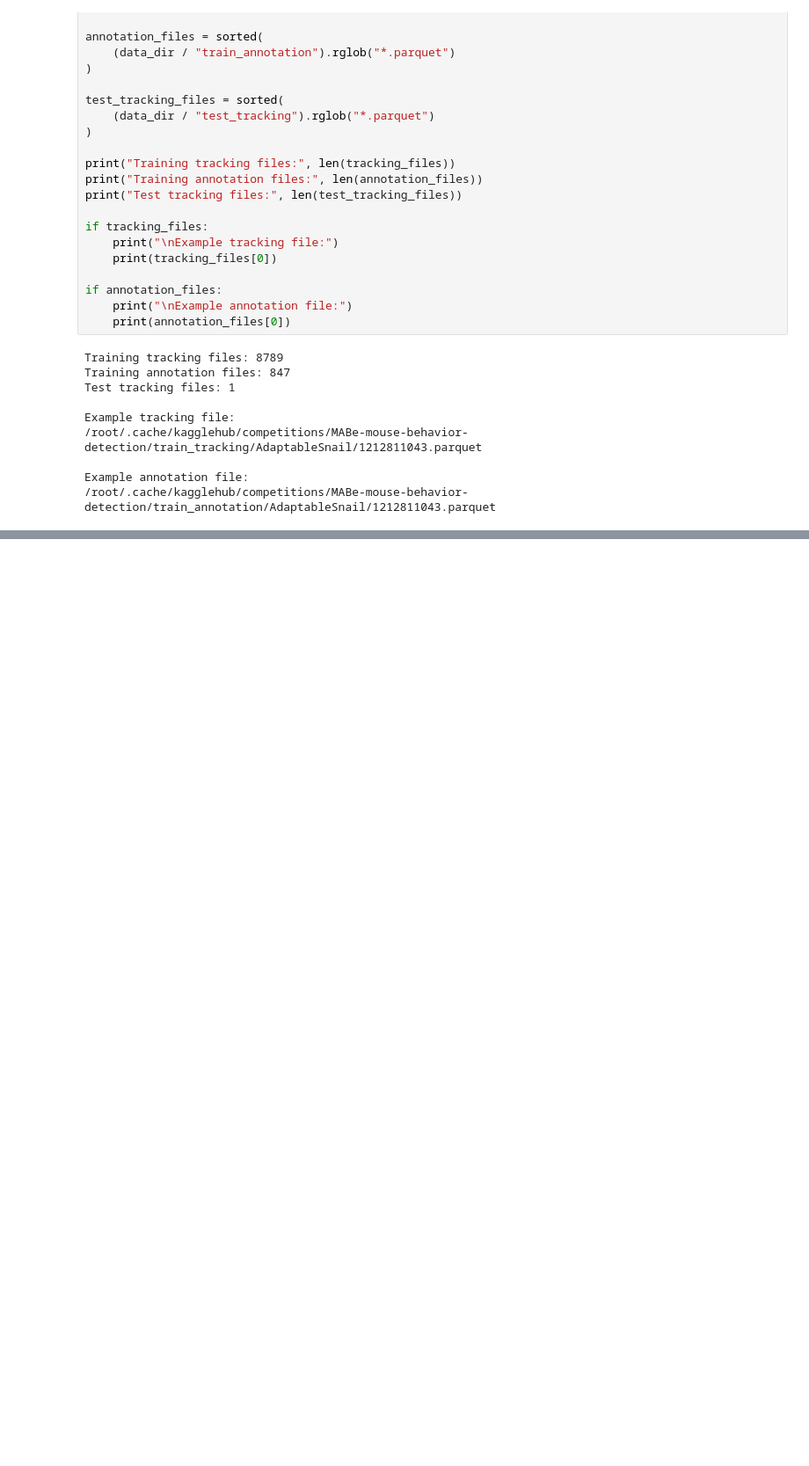
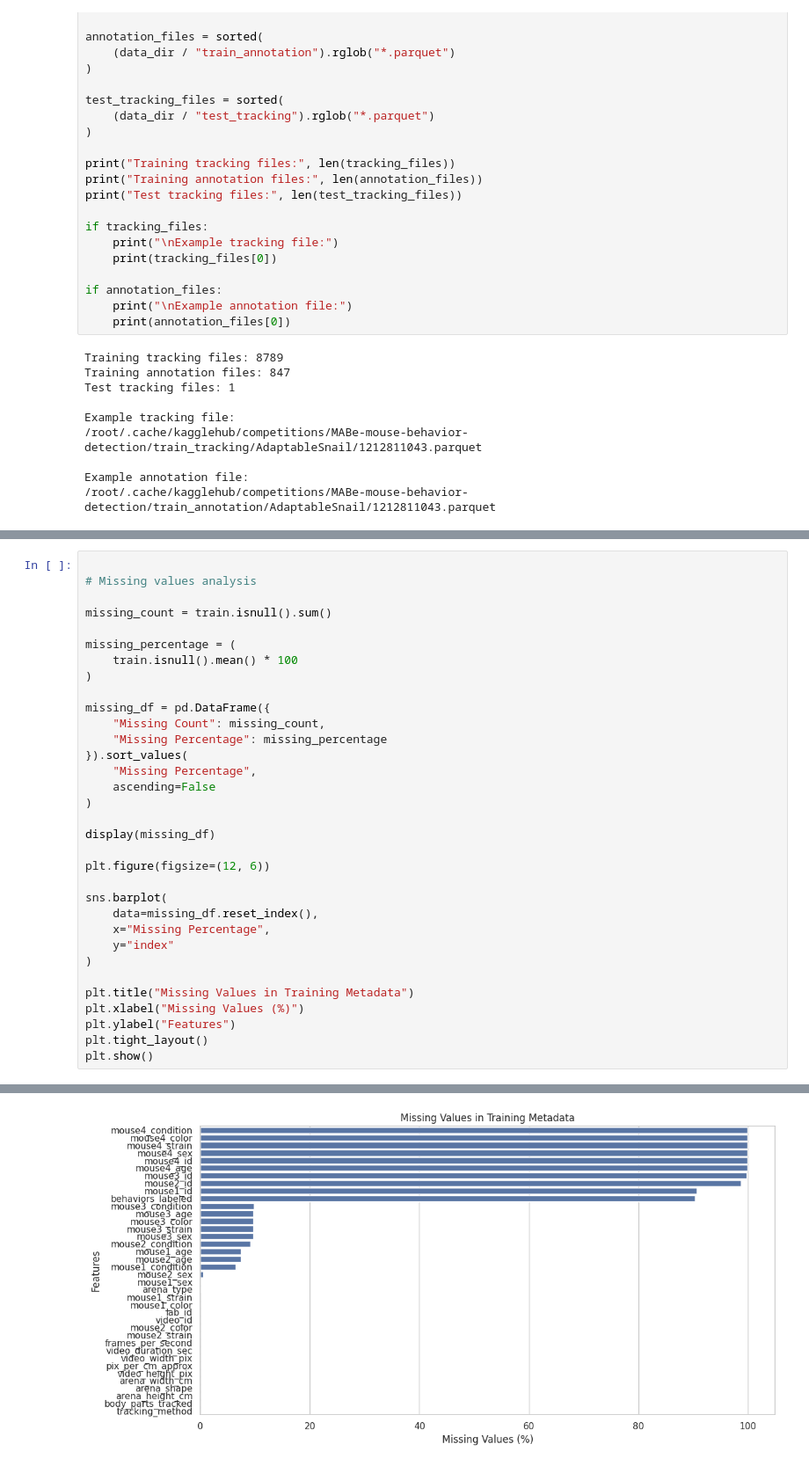
Before and after one commit to aytug-guler/GROUP19_CENG313, a Jupyter notebook: assignment1_eda_baseline.ipynb, the cells around one changed output, grey strips where cells are left out. Shown at 88% size. Drawn from its saved outputs; the diff is of its cells as text; blank space fills up the shorter version.

Commit message:
Add metadata EDA and visualizations
Analyze missing values, laboratory distribution, video duration, and frame rates. Include visualizations and interpretations.

```diff
--- a/assignment1_eda_baseline.ipynb
+++ b/assignment1_eda_baseline.ipynb
@@ -141,0 +221,34 @@ Example annotation file:
+# %%
+
+# Missing values analysis
+
+missing_count = train.isnull().sum()
+
+missing_percentage = (
+    train.isnull().mean() * 100
+)
+
+missing_df = pd.DataFrame({
+    "Missing Count": missing_count,
+    "Missing Percentage": missing_percentage
+}).sort_values(
+    "Missing Percentage",
+    ascending=False
+)
+
+display(missing_df)
+
+plt.figure(figsize=(12, 6))
+
+sns.barplot(
+    data=missing_df.reset_index(),
+    x="Missing Percentage",
+    y="index"
+)
+
+plt.title("Missing Values in Training Metadata")
+plt.xlabel("Missing Values (%)")
+plt.ylabel("Features")
+plt.tight_layout()
+plt.show()
+# %% [output]
@@ -141,0 +272 @@ Example annotation file:
+[figure, added]
```
Also changed, not shown: parts of 10 cells of this notebook, 1 other file.
